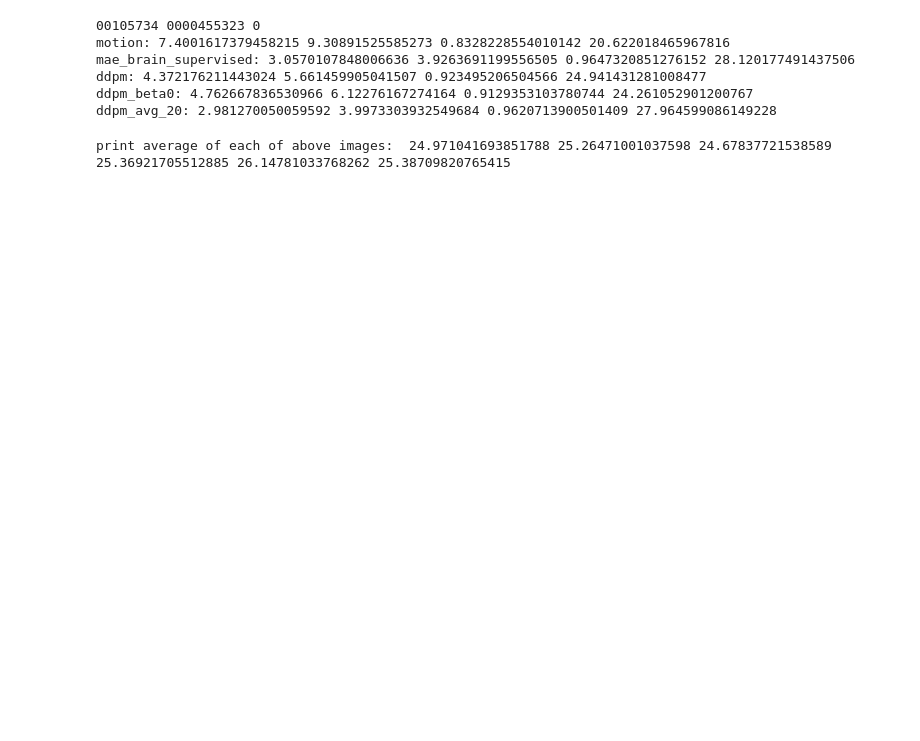
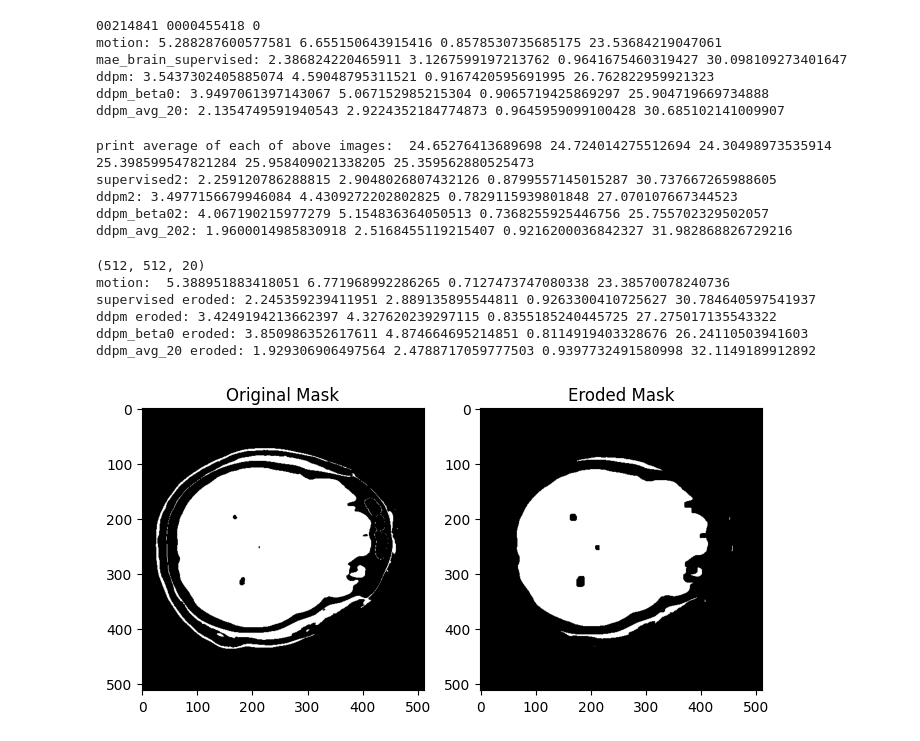
Before and after one commit to zhennongchen/Diffusion_denoising_thin_slice, a Jupyter notebook: main_quantitative.ipynb, the cells around one changed output. Saved outputs shown, nothing was run; the diff lists cells and outputs as text; code cells hidden in the pictures; blank space fills up the shorter version.

```diff
--- a/main_quantitative.ipynb
+++ b/main_quantitative.ipynb
@@ -23,7 +23,7 @@ n = ff.get_X_numbers_in_interval(total_number = patient_id_list.shape[0],start_n
 avg_slice = False
 
 results = []
-for i in range(1,2):
+for i in range(0,1):
     patient_id = patient_id_list[n[i]]
     patient_subid = patient_subid_list[n[i]]
     random_n = random_num_list[n[i]]
@@ -74,12 +74,12 @@ for i in range(1,2):
     print('ddpm_beta0:', mae_brain_ddpm_beta0, rmse_brain_ddpm_beta0, ssim_brain_ddpm_beta0, psnr_brain_ddpm_beta0)
     print('ddpm_avg_20:', mae_brain_ddpm_avg_20, rmse_brain_ddpm_avg_20, ssim_brain_ddpm_avg_20, psnr_brain_ddpm_avg_20)
 # %% [output]
-00105734 0000455323 0
-motion: 7.4001617379458215 9.30891525585273 0.8328228554010142 20.622018465967816
-mae_brain_supervised: 3.0570107848006636 3.9263691199556505 0.9647320851276152 28.120177491437506
-ddpm: 4.372176211443024 5.661459905041507 0.923495206504566 24.941431281008477
-ddpm_beta0: 4.762667836530966 6.12276167274164 0.9129353103780744 24.261052901200767
-ddpm_avg_20: 2.981270050059592 3.9973303932549684 0.9620713900501409 27.964599086149228
+00214841 0000455418 0
+motion: 5.288287600577581 6.655150643915416 0.8578530735685175 23.53684219047061
+mae_brain_supervised: 2.386824220465911 3.1267599197213762 0.9641675460319427 30.098109273401647
+ddpm: 3.5437302405885074 4.59048795311521 0.9167420595691995 26.762822959921323
+ddpm_beta0: 3.9497061397143067 5.067152985215304 0.9065719425869297 25.904719669734888
+ddpm_avg_20: 2.1354749591940543 2.9224352184774873 0.9645959099100428 30.685102141009907
 # %%
 # compare brain region
 x= 257# case0:246
@@ -100,8 +100,63 @@ ddpm_beta0_img_brain2 = np.clip(ddpm_beta0_img_brain2, 0, 100)
 ddpm_avg_20_img_brain2 = np.clip(ddpm_avg_20_img_brain2, 0, 100)
 
 print('print average of each of above images: ', np.mean(gt_img_brain2), np.mean(condition_img_brain2),np.mean(supervised_img_brain2), np.mean(ddpm_img_brain2), np.mean(ddpm_beta0_img_brain2), np.mean(ddpm_avg_20_img_brain2))
+
+mae_brain_supervised2, _, rmse_brain_supervised2, _, ssim_brain_supervised2,psnr_brain_supervised2 = ff.compare(supervised_img_brain2, gt_img_brain2, cutoff_low = 0, cutoff_high = 100)
+mae_brain_ddpm2, _, rmse_brain_ddpm2, _, ssim_brain_ddpm2,psnr_brain_ddpm2 = ff.compare(ddpm_img_brain2, gt_img_brain2, cutoff_low = 0, cutoff_high = 100)
+mae_brain_ddpm_beta02, _, rmse_brain_ddpm_beta02, _, ssim_brain_ddpm_beta02,psnr_brain_ddpm_beta02 = ff.compare(ddpm_beta0_img_brain2, gt_img_brain2, cutoff_low = 0, cutoff_high = 100)
+mae_brain_ddpm_avg_202, _, rmse_brain_ddpm_avg_202, _, ssim_brain_ddpm_avg_202,psnr_brain_ddpm_avg_202 = ff.compare(ddpm_avg_20_img_brain2, gt_img_brain2, cutoff_low = 0, cutoff_high = 100)
+print('supervised2:', mae_brain_supervised2, rmse_brain_supervised2, ssim_brain_supervised2, psnr_brain_supervised2)
+print('ddpm2:', mae_brain_ddpm2, rmse_brain_ddpm2, ssim_brain_ddpm2, psnr_brain_ddpm2)
+print('ddpm_beta02:', mae_brain_ddpm_beta02, rmse_brain_ddpm_beta02, ssim_brain_ddpm_beta02, psnr_brain_ddpm_beta02)
+print('ddpm_avg_202:', mae_brain_ddpm_avg_202, rmse_brain_ddpm_avg_202, ssim_brain_ddpm_avg_202, psnr_brain_ddpm_avg_202)
 # %% [output]
-print average of each of above images:  24.971041693851788 25.26471001037598 24.67837721538589 25.36921705512885 26.14781033768262 25.38709820765415
+print average of each of above images:  24.65276413689698 24.724014275512694 24.30498973535914 25.398599547821284 25.958409021338205 25.359562880525473
+supervised2: 2.259120786288815 2.9048026807432126 0.8799557145015287 30.737667265988605
+ddpm2: 3.4977156679946084 4.4309272202802825 0.7829115939801848 27.070107667344523
+ddpm_beta02: 4.067190215977279 5.154836364050513 0.7368255925446756 25.755702329502057
+ddpm_avg_202: 1.9600014985830918 2.5168455119215407 0.9216200036842327 31.982868826729216
+# %%
+from scipy.ndimage import binary_erosion, generate_binary_structure
+# erode
+mask = np.zeros(gt_img_brain.shape, dtype=bool)
+mask[(gt_img_brain>0) & (gt_img_brain < 100)] = 1
+print(mask.shape)
+structure = np.ones((6,6))
+mask_eroded = np.zeros_like(mask, dtype=bool)
+for i in range(mask.shape[2]):
+    mask_eroded[:, :, i] = binary_erosion(mask[:, :, i], structure=structure, iterations=1)
+
+
+
+# plot side by side
+plt.figure(figsize=(8, 4))
+plt.subplot(1, 2, 1)
+plt.imshow(mask[:, :, 0], cmap='gray')
+plt.title('Original Mask')
+plt.subplot(1, 2, 2)
+plt.imshow(mask_eroded[:, :, 0], cmap='gray')
+plt.title('Eroded Mask')
+
+# mae
+mae_brain_motion_eroded, _, rmse_brain_motion_eroded, _, ssim_brain_motion_eroded,psnr_brain_motion_eroded = ff.compare(condition_img_brain[mask_eroded==1], gt_img_brain[mask_eroded==1], cutoff_low = 0, cutoff_high = 100)
+mae_brain_supervised_eroded, _, rmse_brain_supervised_eroded, _, ssim_brain_supervised_eroded,psnr_brain_supervised_eroded = ff.compare(supervised_img_brain[mask_eroded==1], gt_img_brain[mask_eroded==1], cutoff_low = 0, cutoff_high = 100)
+mae_brain_ddpm_eroded, _, rmse_brain_ddpm_eroded, _, ssim_brain_ddpm_eroded,psnr_brain_ddpm_eroded = ff.compare(ddpm_img_brain[mask_eroded==1], gt_img_brain[mask_eroded==1], cutoff_low = 0, cutoff_high = 100)
+mae_brain_ddpm_beta0_eroded, _, rmse_brain_ddpm_beta0_eroded, _, ssim_brain_ddpm_beta0_eroded,psnr_brain_ddpm_beta0_eroded = ff.compare(ddpm_beta0_img_brain[mask_eroded==1], gt_img_brain[mask_eroded==1], cutoff_low = 0, cutoff_high = 100)
+mae_brain_ddpm_avg_20_eroded, _, rmse_brain_ddpm_avg_20_eroded, _, ssim_brain_ddpm_avg_20_eroded,psnr_brain_ddpm_avg_20_eroded = ff.compare(ddpm_avg_20_img_brain[mask_eroded==1], gt_img_brain[mask_eroded==1], cutoff_low = 0, cutoff_high = 100)
+
+print('motion: ', mae_brain_motion_eroded, rmse_brain_motion_eroded, ssim_brain_motion_eroded, psnr_brain_motion_eroded)
+print('supervised eroded:', mae_brain_supervised_eroded, rmse_brain_supervised_eroded, ssim_brain_supervised_eroded, psnr_brain_supervised_eroded)
+print('ddpm eroded:', mae_brain_ddpm_eroded, rmse_brain_ddpm_eroded, ssim_brain_ddpm_eroded, psnr_brain_ddpm_eroded)
+print('ddpm_beta0 eroded:', mae_brain_ddpm_beta0_eroded, rmse_brain_ddpm_beta0_eroded, ssim_brain_ddpm_beta0_eroded, psnr_brain_ddpm_beta0_eroded)
+print('ddpm_avg_20 eroded:', mae_brain_ddpm_avg_20_eroded, rmse_brain_ddpm_avg_20_eroded, ssim_brain_ddpm_avg_20_eroded, psnr_brain_ddpm_avg_20_eroded)
+# %% [output]
+(512, 512, 20)
+motion:  5.388951883418051 6.771968992286265 0.7127473747080338 23.38570078240736
+supervised eroded: 2.245359239411951 2.889135895544811 0.9263300410725627 30.784640597541937
+ddpm eroded: 3.4249194213662397 4.327620239297115 0.8355185240445725 27.275017135543322
+ddpm_beta0 eroded: 3.850986352617611 4.874664695214851 0.8114919403328676 26.24110503941603
+ddpm_avg_20 eroded: 1.929306906497564 2.4788717059777503 0.9397732491580998 32.1149189912892
+[figure, added]
 # %%
 affine = nb.load(gt_file).affine
 
```
Also changed, not shown: 3 other files.
